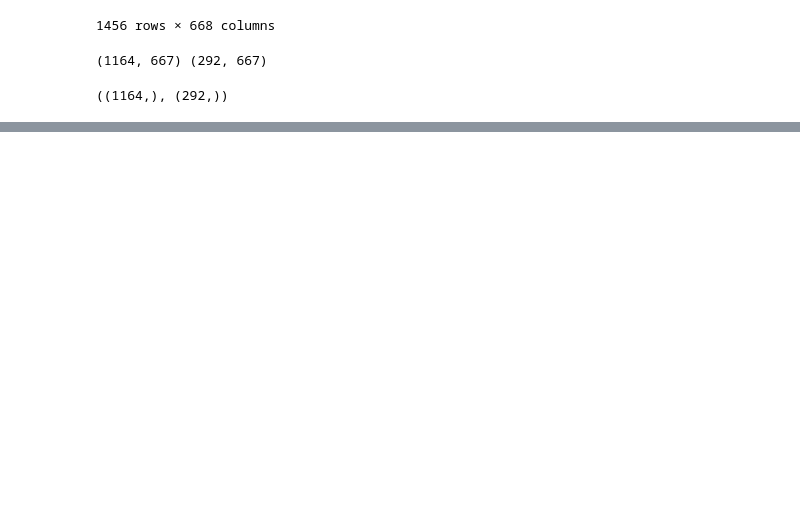
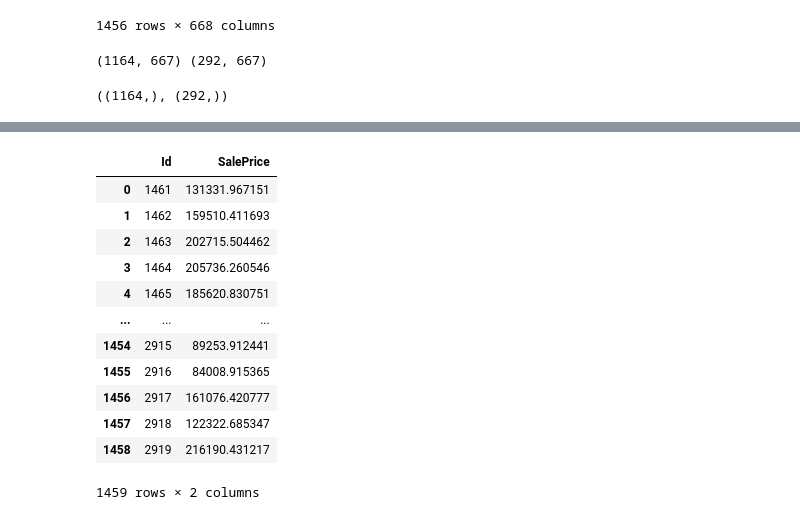
Before and after one commit to orkunaran/House_Prices_Advenced_Regression, a Jupyter notebook: House Prices model implementation.ipynb, the cells around one changed output, grey strips where cells are left out. Cells and saved outputs as stored; diff of their text form; code cells hidden in the pictures; blank space fills up the shorter version.

```diff
--- a/House Prices model implementation.ipynb
+++ b/House Prices model implementation.ipynb
@@ -871,0 +373,2 @@ Thank you for your time. I hope that was easy for you to read and follow. If you
+# %%
+house_price = np.expm1(house_price)
@@ -871,0 +380,19 @@ Thank you for your time. I hope that was easy for you to read and follow. If you
+# %%
+houses = pd.read_csv('sample_submission.csv')
+houses['SalePrice'] = house_price
+# %%
+houses
+# %% [output]
+|  | Id | SalePrice |
+| 0 | 1461 | 131331.967151 |
+| 1 | 1462 | 159510.411693 |
+| 2 | 1463 | 202715.504462 |
+| 3 | 1464 | 205736.260546 |
+| 4 | 1465 | 185620.830751 |
+| ... | ... | ... |
+| 1454 | 2915 | 89253.912441 |
+| 1455 | 2916 | 84008.915365 |
+| 1456 | 2917 | 161076.420777 |
+| 1457 | 2918 | 122322.685347 |
+| 1458 | 2919 | 216190.431217 |
+1459 rows × 2 columns
```
Also changed, not shown: parts of 111 cells of this notebook, 2 other files.
